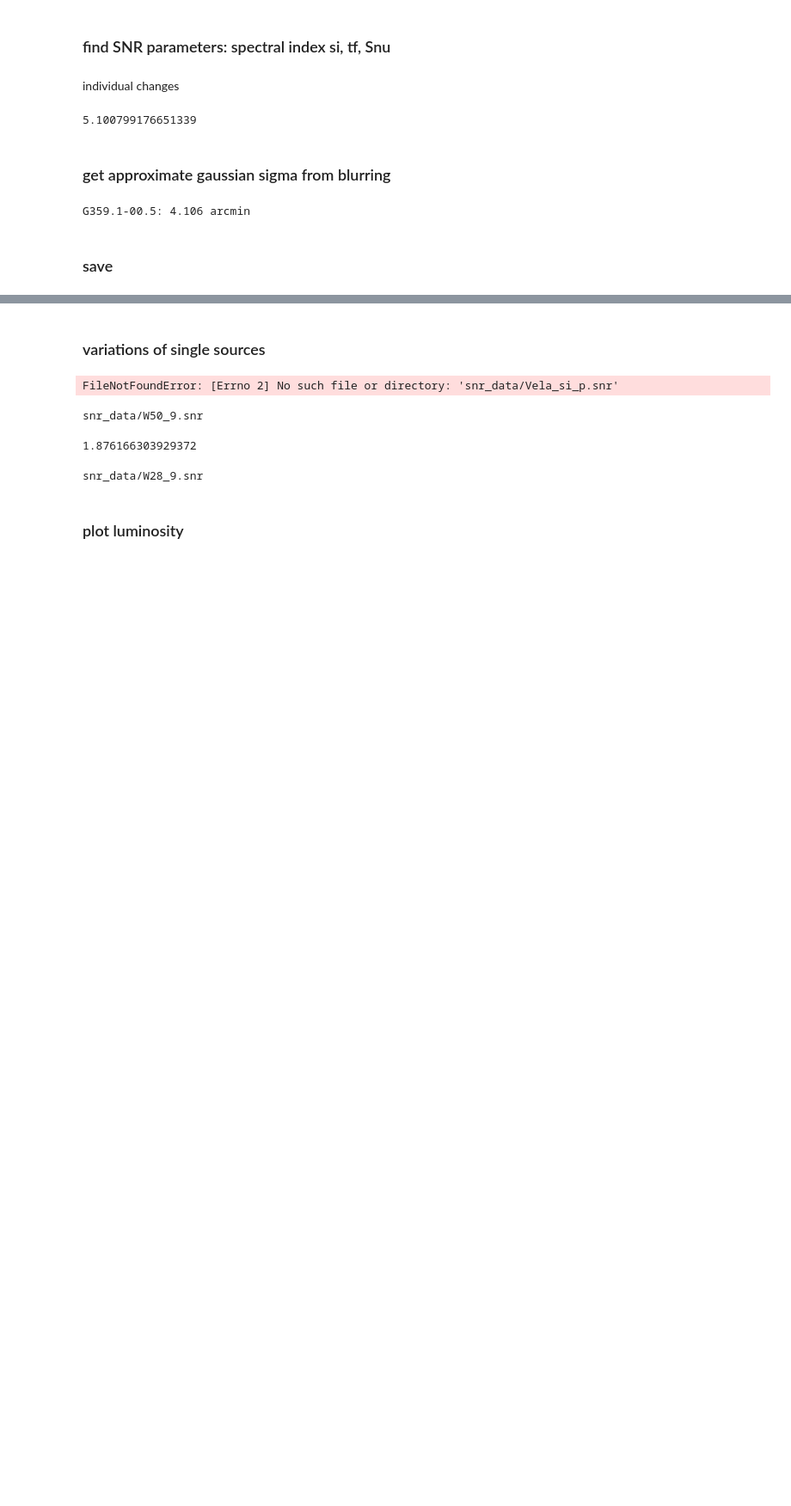
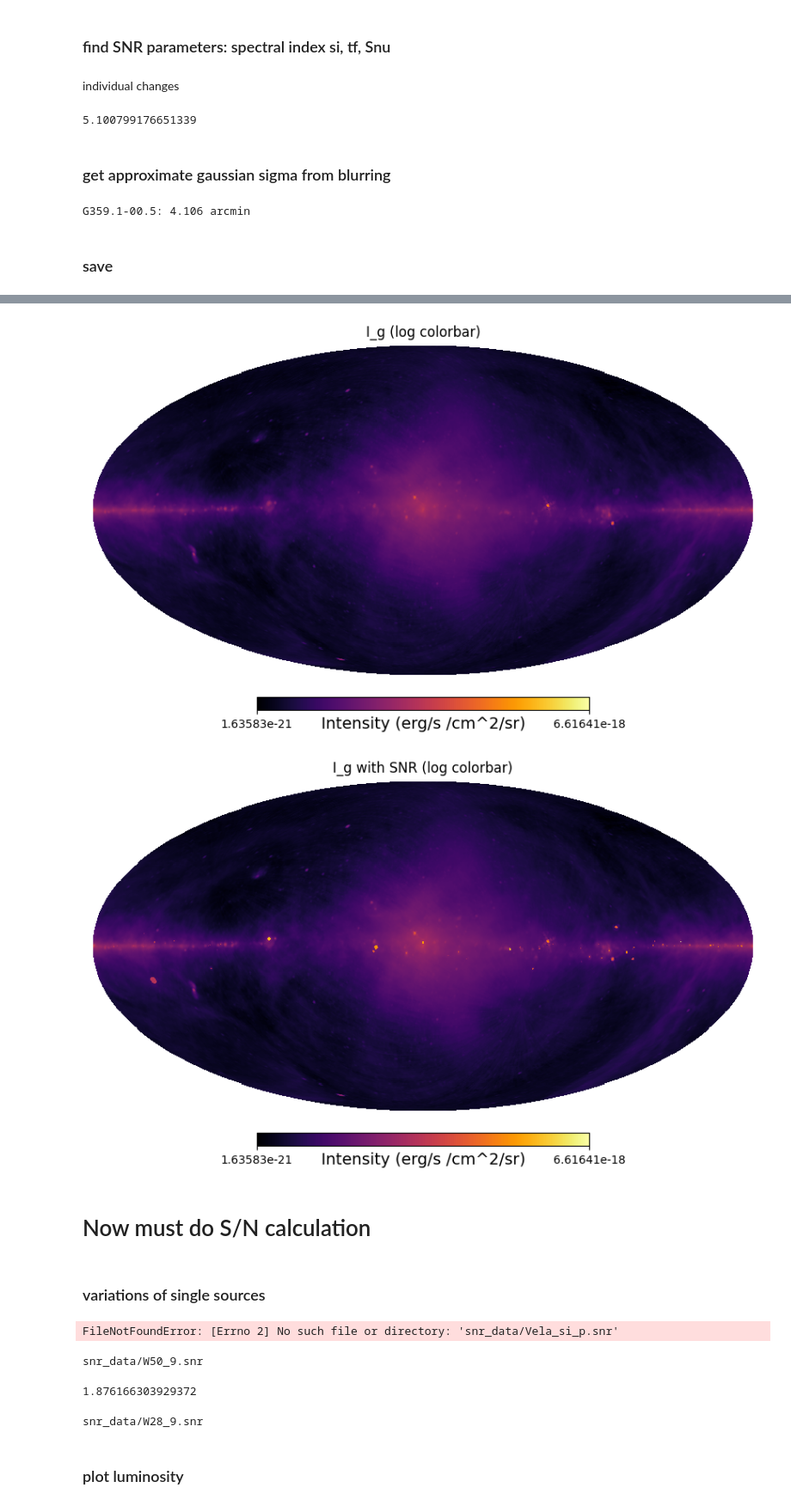
Before and after one commit to yitiansun/axion-mirror, a Jupyter notebook: SNR/catalog.ipynb, the cells around one changed output, grey strips where cells are left out. Shown at 86% size. Cells and saved outputs as stored; diff of their text form; code cells hidden in the pictures; blank space fills up the shorter version.

```diff
--- a/SNR/catalog.ipynb
+++ b/SNR/catalog.ipynb
@@ -298,0 +401,5 @@ array([2.58841019e-19, 2.58841019e-19, 2.58841019e-19, 2.58841019e-19,
+# %%
+to_put_onto_sky = []
+for i in snr_valid_SG_list:
+    to_put_onto_sky.append(SNR_gegenschein(i, 408e6, 4.1194e-8))
+to_put_onto_sky
@@ -298,0 +424,9 @@ array([2.58841019e-19, 2.58841019e-19, 2.58841019e-19, 2.58841019e-19,
+# %%
+#cell that saves SNR parameters at different frequencies
+freqs = np.linspace(50e6, 3e9, 50)
+
+for j in freqs:
+    to_put_onto_sky = []
+    for i in snr_valid_SG_list:
+        to_put_onto_sky.append(SNR_gegenschein(i, j, 4.1194e-8))
+    np.savez("../../../freq_scaling/SNRs/SNRs_at_%f_Hz"%(j),to_put_onto_sky)
@@ -298,0 +436,33 @@ array([2.58841019e-19, 2.58841019e-19, 2.58841019e-19, 2.58841019e-19,
+# %%
+# function that takes location, size, and intenisty of image and returns the indices to add to and the intensity to
+# add to each
+def add_to_sky(shine, glon, glat, arcmin_radius, NSIDE):
+    radian_radius = 2*(arcmin_radius/60)*(np.pi/180) #times 2 since Std Dev of a gaussian
+
+    #making a normalized vector that points in the direction of gegenshcien to get a disk
+    vec_0 = hp.ang2vec(glon, glat, lonlat=True)
+    disk_points = hp.query_disc(NSIDE, vec = vec_0, radius = radian_radius, inclusive = True)
+
+    num_pts = len(disk_points)
+    tot_area = num_pts * hp.nside2pixarea(512)
+    per_pixel_shine = shine/tot_area
+
+    return([disk_points, per_pixel_shine])
+# %%
+def SNR_on_map(Ig_map, disk_points, per_pixel_shine):
+    Ig_map[disk_points] += per_pixel_shine
+    return(Ig_map)
+# %%
+# loading in and plotting Haslam Map
+I_g = np.load('/Users/harpersewalls/Desktop/SURA/Haslam_static_map/sky_maps/gegenschein_goodunits.npz')['arr_0']
+hp.mollview(I_g, norm='log', unit='Intensity (erg/s /cm^2/sr)', title='I_g (log colorbar)', cmap='inferno', min=1.63583e-21, max=6.61641e-18)
+
+#looping over SNRs and making a sky map with them added
+for i in to_put_onto_sky:
+    disk_points, per_pixel_shine = add_to_sky(i[0], i[1], i[2], i[3], 512)
+    I_g = SNR_on_map(I_g, disk_points, per_pixel_shine)
+
+hp.mollview(I_g, norm='log', unit='Intensity (erg/s /cm^2/sr)', title='I_g with SNR (log colorbar)', cmap='inferno')
+# %% [output]
+[figure, added]
+[figure, added]
@@ -299,3 +474,5 @@ array([2.58841019e-19, 2.58841019e-19, 2.58841019e-19, 2.58841019e-19,
+# %% [markdown]
+# Now must do S/N calculation
 # %% [markdown]
 ### variations of single sources
 # %%
```
Also changed, not shown: parts of 36 cells of this notebook, 52 other files.
